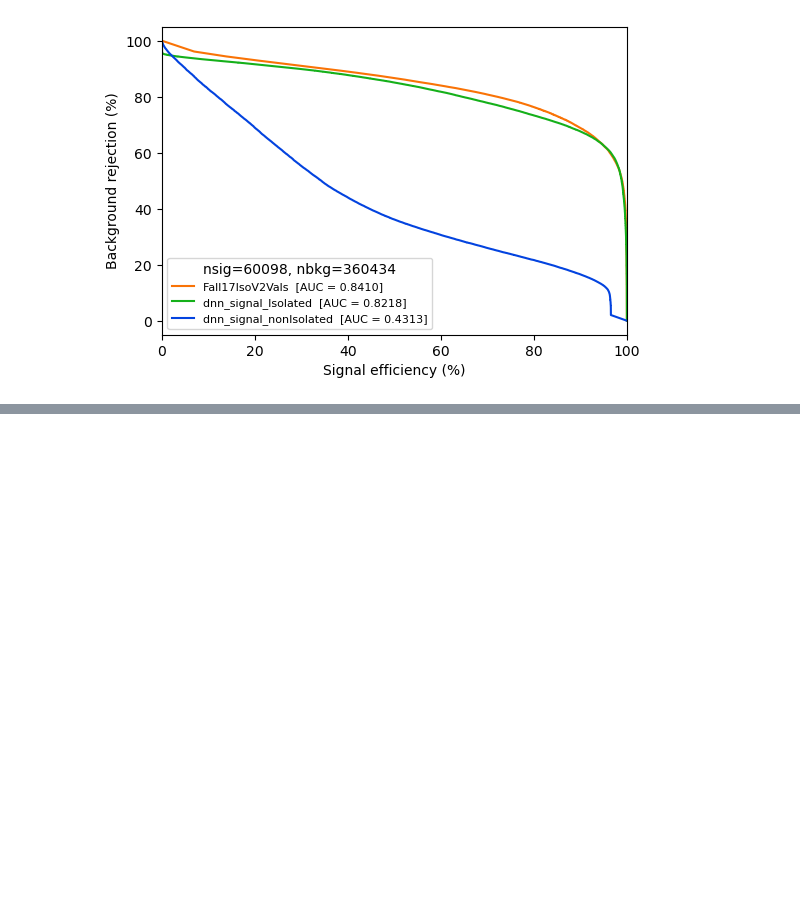
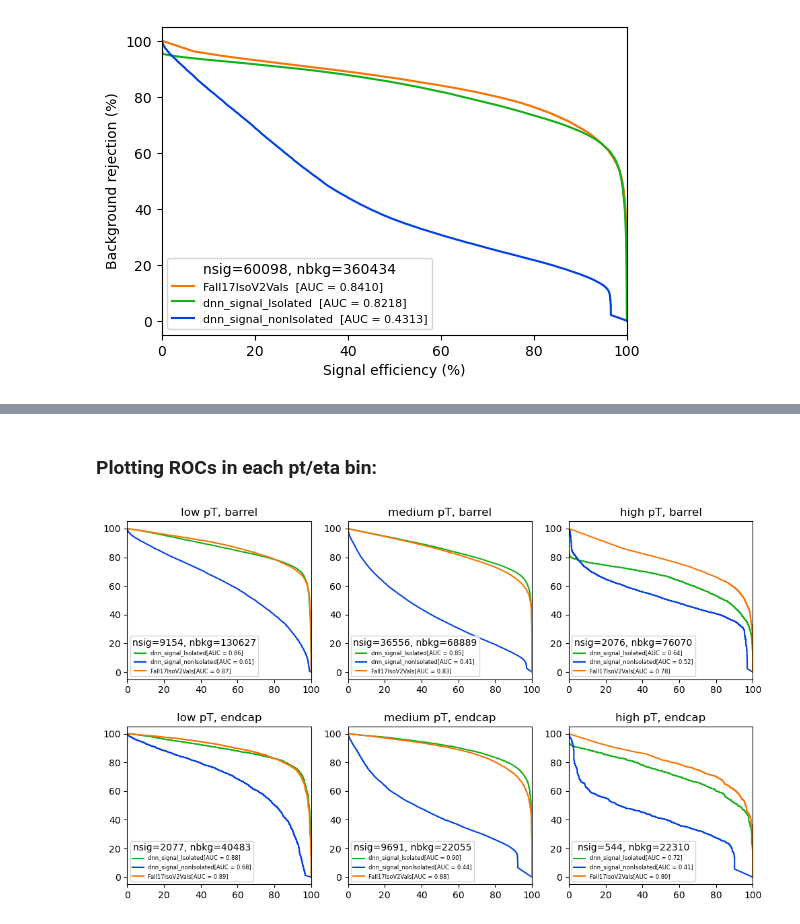
Before and after one commit to phazarik/Electron-DNN-ID-study, a Jupyter notebook: dnn_id_general.ipynb, the cells around one changed output, grey strips where cells are left out. Drawn from its saved outputs; the diff is of its cells as text; code cells hidden in the pictures; blank space fills up the shorter version.

```diff
--- a/dnn_id_general.ipynb
+++ b/dnn_id_general.ipynb
@@ -340,0 +453,48 @@ plt.show()
+# %% [markdown]
+### Plotting ROCs in each pt/eta bin:
+# %%
+from sklearn.metrics import roc_curve,auc
+scores = ['score1', 'score2', 'MVA1']
+
+fig5, ax5 = plt.subplots(2,3,figsize=(12,7))
+ax5 = ax5.flatten()
+fig5.subplots_adjust(hspace=0.3)
+index = 0
+
+#make plots for only the following:
+plotdict={
+    'dnn_signal_Isolated':'xkcd:green',
+    'dnn_signal_nonIsolated':'xkcd:blue',
+    'Fall17IsoV2Vals':'xkcd:orange',
+    #'RunIIIWinter22IsoV1Vals':'xkcd:red',
+}
+
+ptetabins = {
+    "low pT, barrel"    :(df['ptbin']=='lowpt') & (df['etabin']=='barrel'),
+    "medium pT, barrel" :(df['ptbin']=='medpt') & (df['etabin']=='barrel'),
+    "high pT, barrel"   :(df['ptbin']=='highpt') & (df['etabin']=='barrel'),
+    "low pT, endcap"    :(df['ptbin']=='lowpt') & (df['etabin']=='endcap'),
+    "medium pT, endcap" :(df['ptbin']=='medpt') & (df['etabin']=='endcap'),
+    "high pT, endcap"   :(df['ptbin']=='highpt') & (df['etabin']=='endcap')
+}
+
+for binname, binfilter in ptetabins.items():
+    for plot, color_ in plotdict.items():
+        score = rename[plot]
+        fnr, tpr, auc_score = find_tpr_fnr_auc(df[binfilter]['truth'], df[binfilter][score])
+        ax5[index].plot(tpr,fnr,color=color_,label=alias[score]+f'[AUC = {auc_score:.2f}]')
+
+    nsig_ptetabin = df[binfilter & (df['truth']==1)].shape[0]
+    nbkg_ptetabin = df[binfilter & (df['truth']==0)].shape[0]
+    legendheader = f'nsig={nsig_ptetabin}, nbkg={nbkg_ptetabin}'
+
+    ax5[index].set_title(f'{binname}')
+    ax5[index].set_xlim(0, 100)
+    #ax8[index].set_yscale('log')
+    ax5[index].legend(loc='lower left', prop={"size":6}, title=legendheader, fontsize='small')
+    index=index+1
+
+plt.savefig(f'plots/{campaign}/ptetabins_ROC.png', bbox_inches='tight', dpi=300)
+plt.show()
+# %% [output]
+[figure, added]
```
Also changed, not shown: parts of 7 cells of this notebook, 5 other files.
